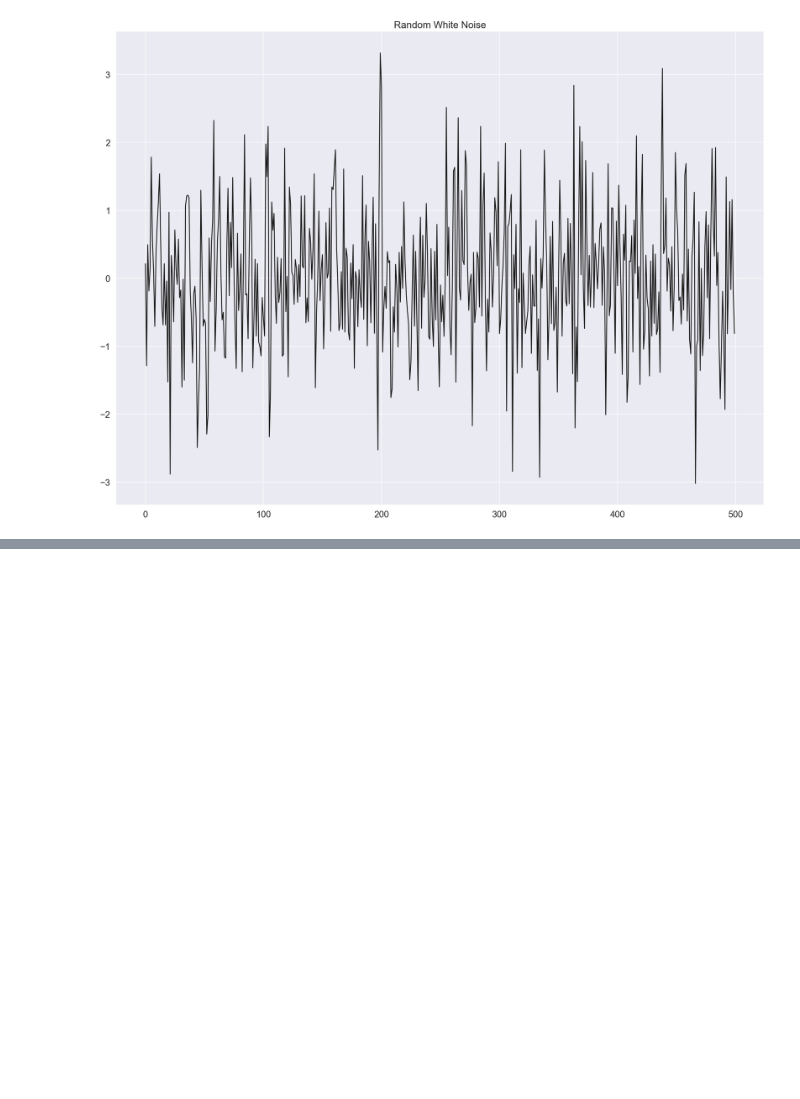
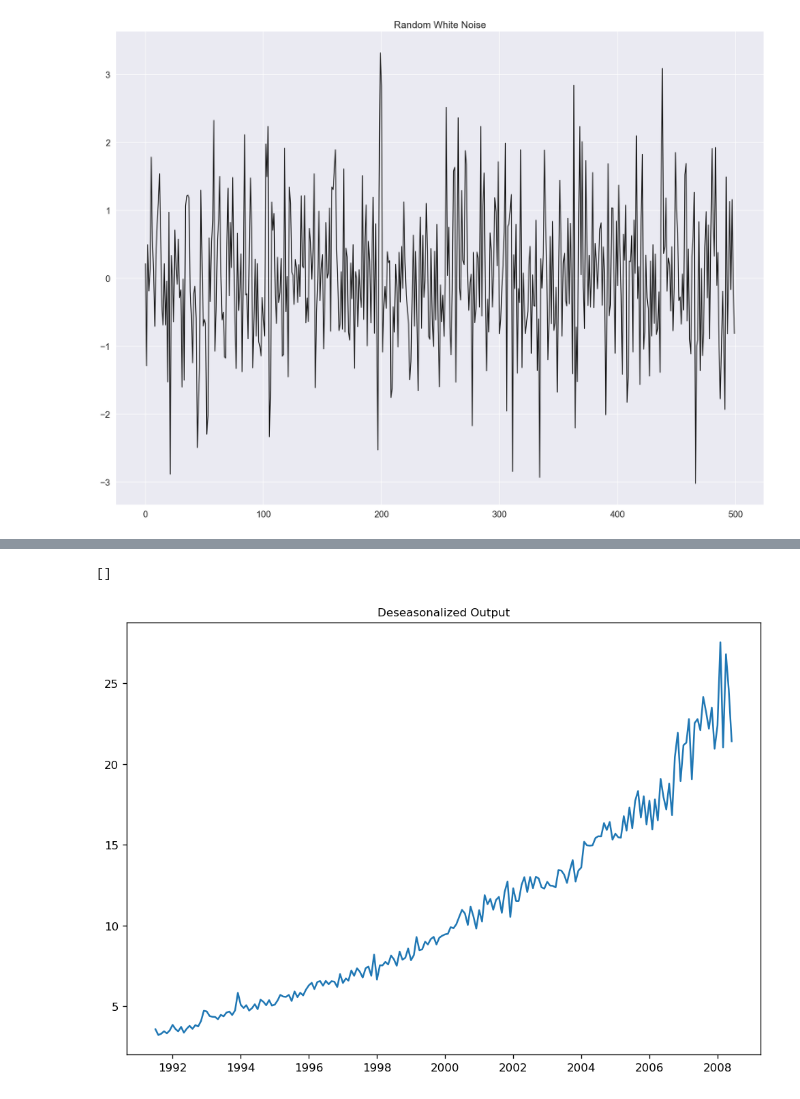
Before and after one commit to ReemaY/Python_DS_Basics, a Jupyter notebook: DS_TimeSeries1.ipynb, the cells around one changed output, grey strips where cells are left out. Saved outputs shown, nothing was run; the diff lists cells and outputs as text; code cells hidden in the pictures; blank space fills up the shorter version.

```diff
--- a/DS_TimeSeries1.ipynb
+++ b/DS_TimeSeries1.ipynb
@@ -233,0 +322,27 @@ pd.Series(rand_vals).plot(title='Random White Noise', color='k')
+# %%
+# To deseasonalize a time series
+"""
+Time series can be deseasonalized by:
+1. Take moving average with length as a seasonal window
+2. Seasonal difference the series
+3. Divide the series by seasonal index obtained from STL decomposition
+If dividing by seasonal index do not work properly, we can try taking log of the series and then do deseasonalizing. The
+original scale can be obtained by taking exponential.
+"""
+
+# Importing the data
+df = pd.read_csv('C://Users/yare01/Documents/SMS/KAPH/a10.csv', parse_dates=['date'], index_col='date')
+
+# Time Series decomposition
+result_mul = seasonal_decompose(df['value'], model='multiplicative', extrapolate_trend='freq')
+
+# Deseasonalize
+deseason = df.value.values/result_mul.seasonal
+
+# Plotting
+plt.plot(deseason)
+plt.title('Deseasonalized Output', fontsize=10)
+plt.plot()
+# %% [output]
+[]
+[figure, added]
```
Also changed, not shown: parts of 7 cells of this notebook.
